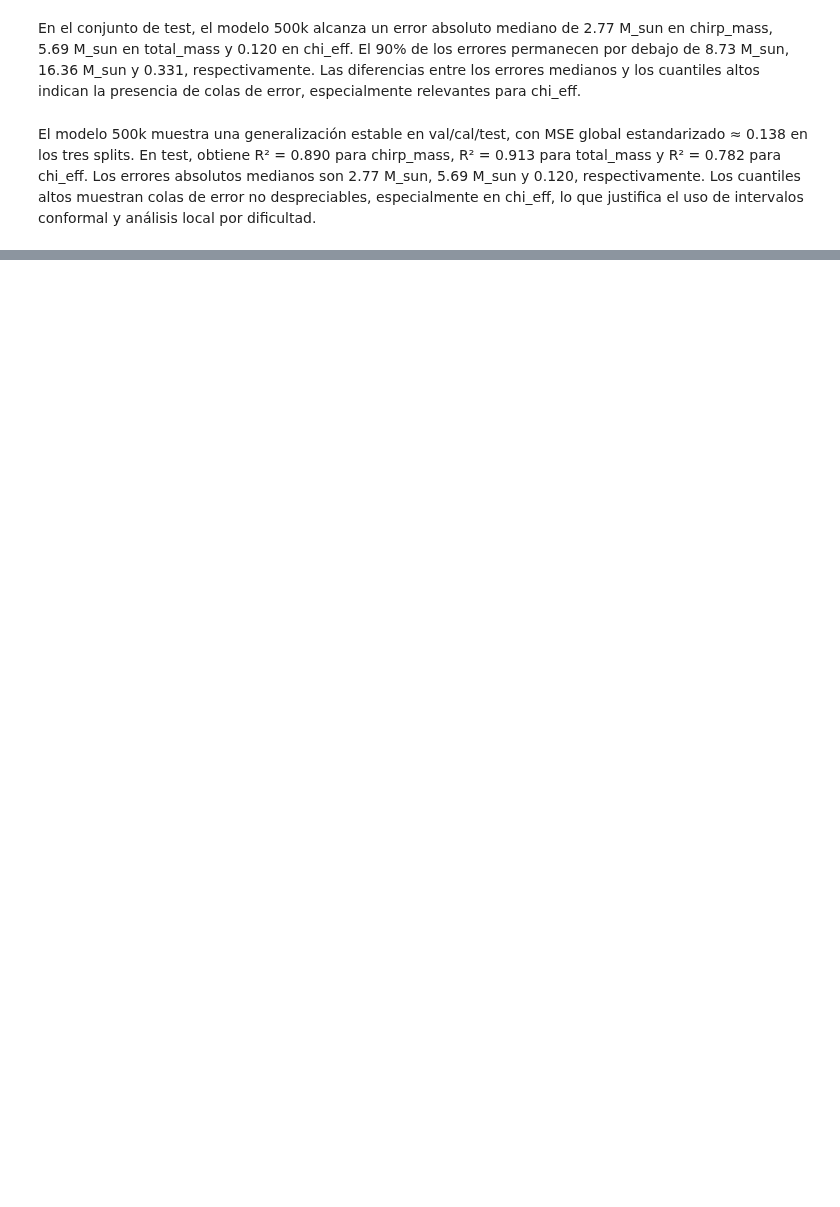
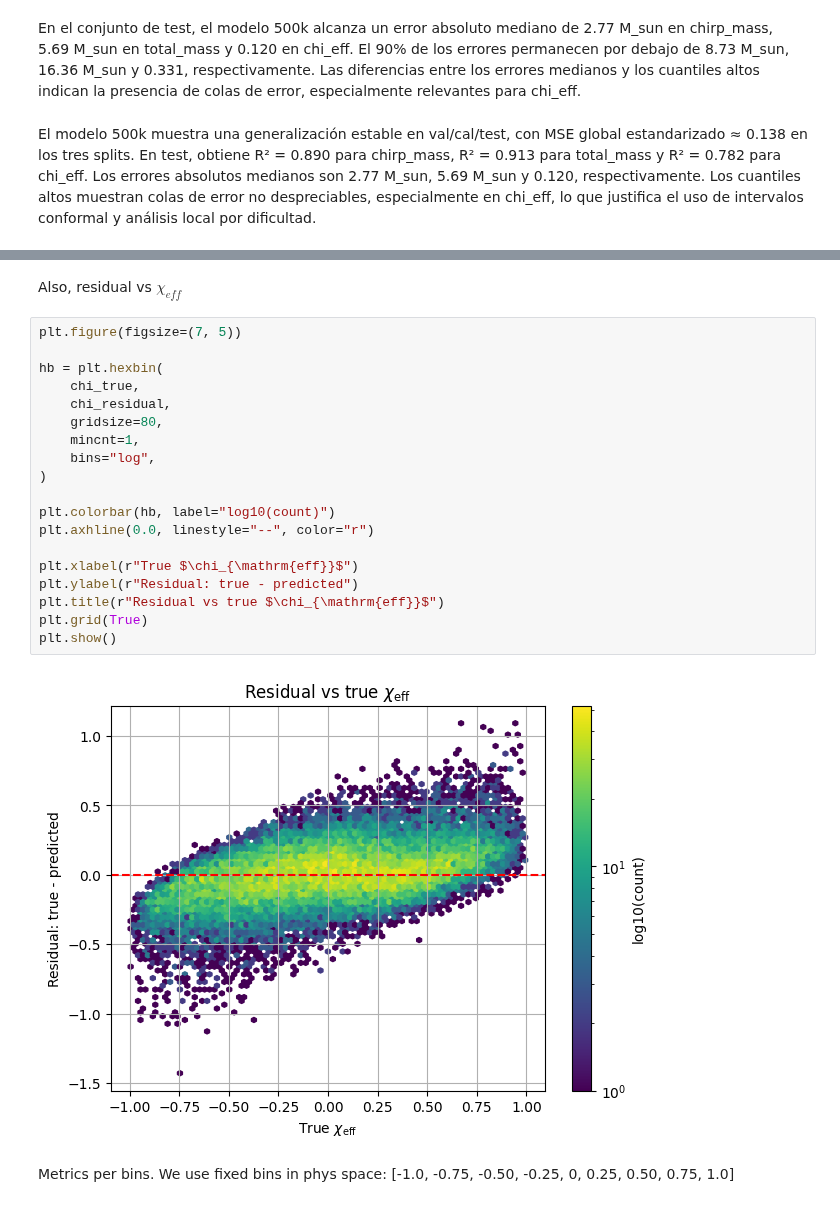
Before and after one commit to victorsh13/Gravitational-Waves-Lab, a Jupyter notebook: cbc_pe/notebooks/03_cnn_evaluation_hdf5_demo.ipynb, the cells around one changed output, grey strips where cells are left out. Saved outputs shown, nothing was run; the diff lists cells and outputs as text; blank space fills up the shorter version.

```diff
--- a/cbc_pe/notebooks/03_cnn_evaluation_hdf5_demo.ipynb
+++ b/cbc_pe/notebooks/03_cnn_evaluation_hdf5_demo.ipynb
@@ -1121,0 +1305,25 @@ El modelo 500k muestra una generalización estable en val/cal/test, con MSE glob
+# %% [markdown]
+Also, residual vs $\chi_{eff}$
+# %%
+plt.figure(figsize=(7, 5))
+
+hb = plt.hexbin(
+    chi_true,
+    chi_residual,
+    gridsize=80,
+    mincnt=1,
+    bins="log",
+)
+
+plt.colorbar(hb, label="log10(count)")
+plt.axhline(0.0, linestyle="--", color="r")
+
+plt.xlabel(r"True $\chi_{\mathrm{eff}}$")
+plt.ylabel(r"Residual: true - predicted")
+plt.title(r"Residual vs true $\chi_{\mathrm{eff}}$")
+plt.grid(True)
+plt.show()
+# %% [output]
+[figure, added]
+# %% [markdown]
+Metrics per bins. We use fixed bins in phys space: [-1.0, -0.75, -0.50, -0.25, 0, 0.25, 0.50, 0.75, 1.0]
```
Also changed, not shown: parts of 41 cells of this notebook.
